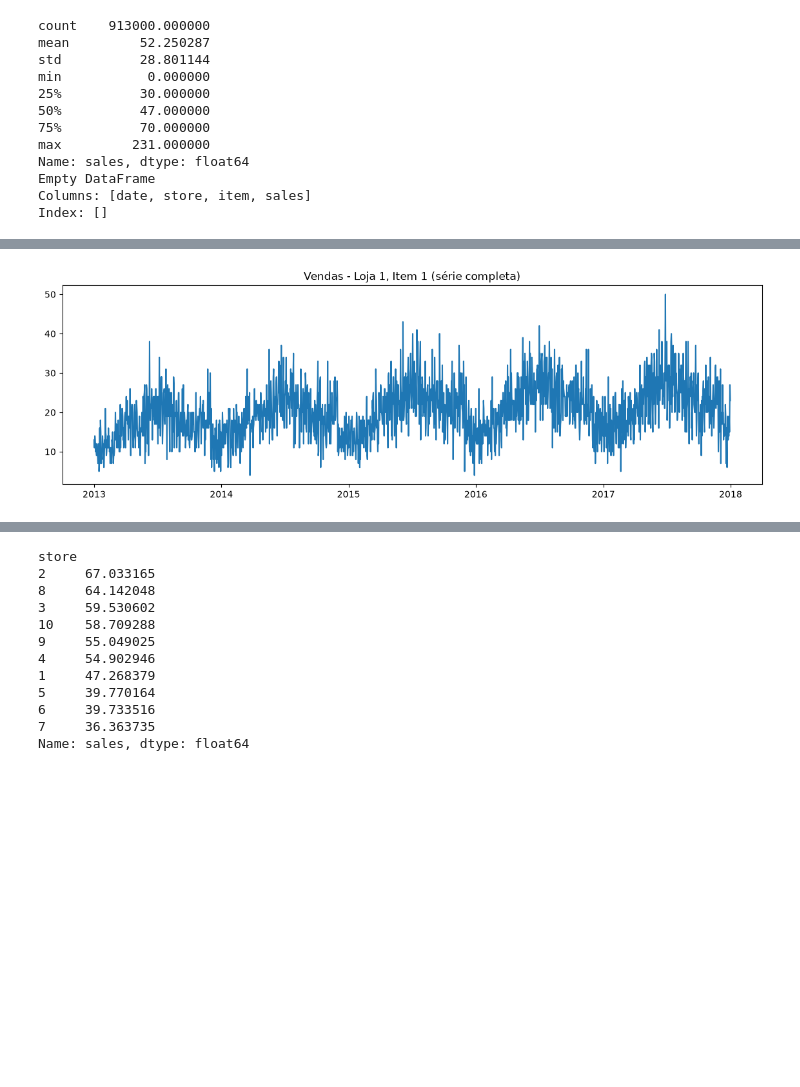
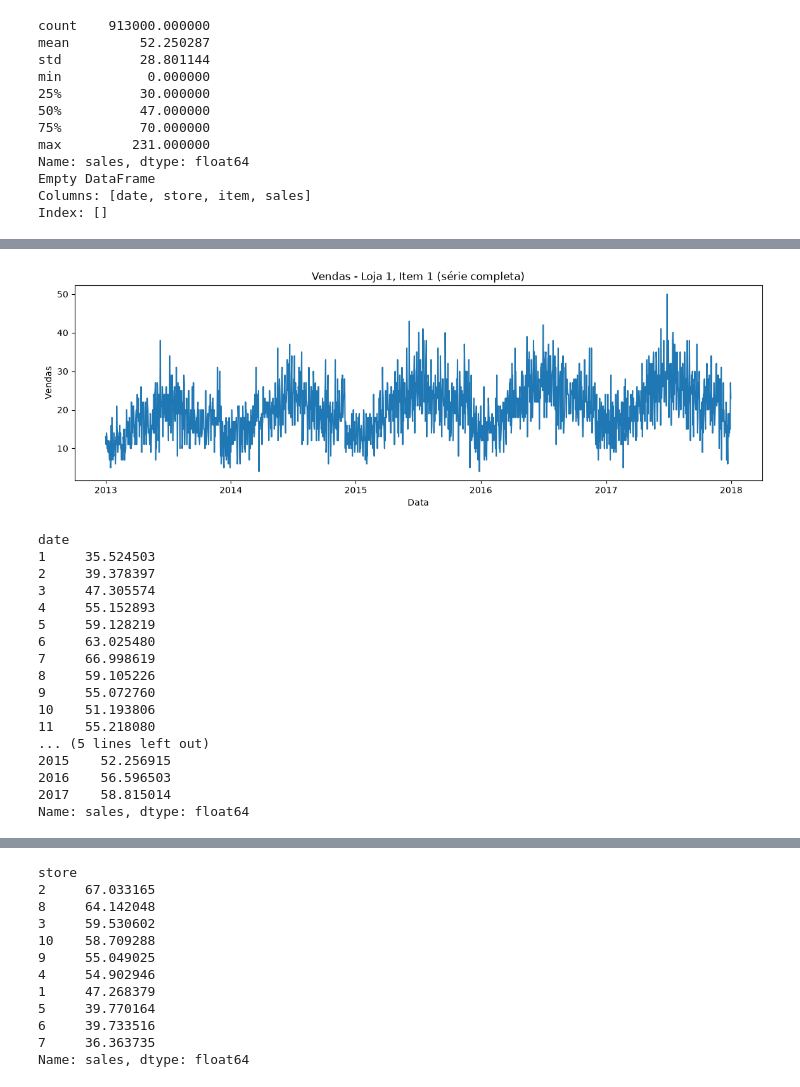
Before and after one commit to KamaNay/API-de-Previsao-de-Demanda-de-Estoque, a Jupyter notebook: notebooks/01_eda.ipynb, the cells around one changed output, grey strips where cells are left out. Saved outputs shown, nothing was run; the diff lists cells and outputs as text; code cells hidden in the pictures; blank space fills up the shorter version.

```diff
--- a/notebooks/01_eda.ipynb
+++ b/notebooks/01_eda.ipynb
@@ -52,10 +83,37 @@ Index: []
 # %%
 # --- Pergunta 4: padrão temporal ---
 sample = df[(df["store"] == 1) & (df["item"] == 1)].sort_values("date")
 
 plt.figure(figsize=(14, 4))
 plt.plot(sample["date"], sample["sales"])
 plt.title("Vendas - Loja 1, Item 1 (série completa)")
+plt.xlabel("Data")
+plt.ylabel("Vendas")
 plt.show()
+
+vendas_por_mes = df.groupby(df["date"].dt.month)["sales"].mean()
+print(vendas_por_mes)
+
+# --- Confirmar a tendência de crescimento ano a ano ---
+df["year"] = df["date"].dt.year
+vendas_por_ano = df.groupby("year")["sales"].mean()
+print(vendas_por_ano)
 # %% [output]
-[figure, old version]
+[figure, new version]
+date
+1     35.524503
+2     39.378397
+3     47.305574
+4     55.152893
+5     59.128219
+6     63.025480
+7     66.998619
+8     59.105226
+9     55.072760
+10    51.193806
+11    55.218080
+... (5 lines left out)
+2015    52.256915
+2016    56.596503
+2017    58.815014
+Name: sales, dtype: float64
```
Also changed, not shown: parts of 13 cells of this notebook, 7 other files.
